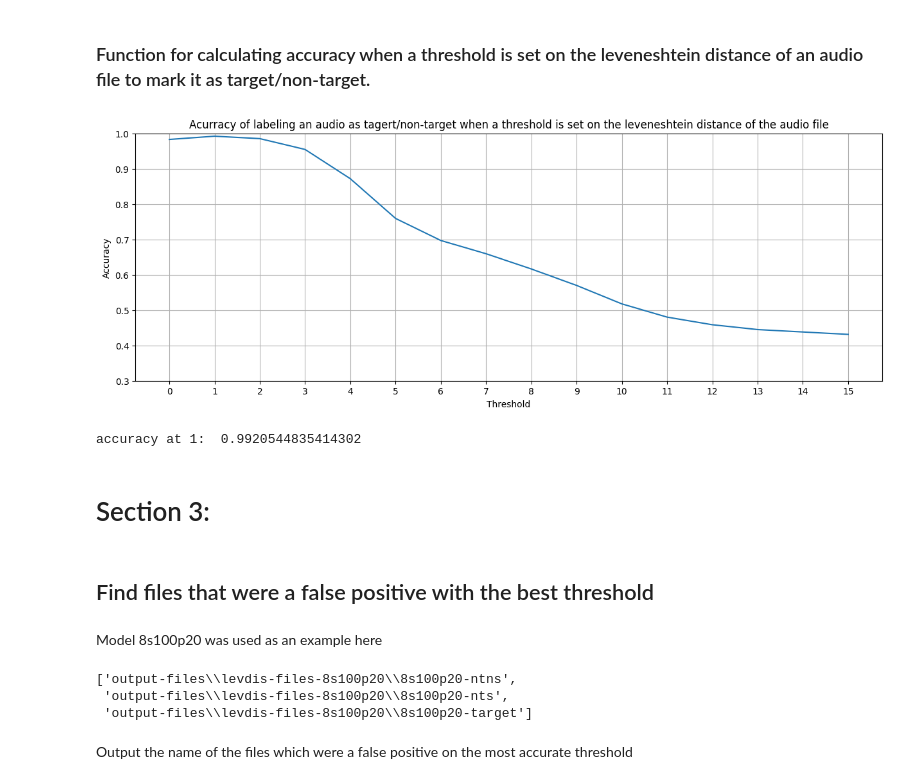
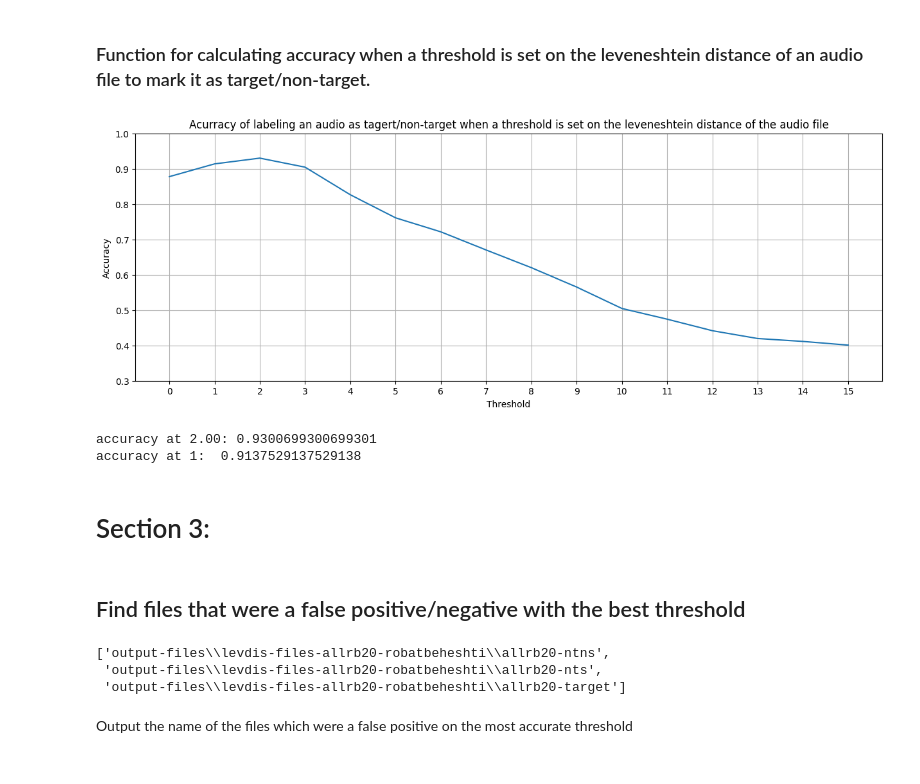
Before and after one commit to DorreenRostami/Bachelors-Project-Allosaurus, a Jupyter notebook: dist-perc.ipynb, the cells around one changed output. Saved outputs shown, nothing was run; the diff lists cells and outputs as text; code cells hidden in the pictures.

```diff
--- a/dist-perc.ipynb
+++ b/dist-perc.ipynb
@@ -273,8 +387,8 @@ def draw_hist(in_file, xlim, ylim, title):
 #### The rest of the example (drawing the figures)
 # %%
 input_files = []
-for root_dir, cur_dir, files in os.walk(r'output-files\\levdis-files-allrb20-robatbeheshti'):
+for root_dir, cur_dir, files in os.walk(r'output-files\\levdis-files-allrb20-rb-10dB'):
     for fname in files:
-        input_files.append(os.path.join('output-files\\levdis-files-allrb20-robatbeheshti', fname))
+        input_files.append(os.path.join('output-files\\levdis-files-allrb20-rb-10dB', fname))
 input_files
 # %% [output]
@@ -317,51 +428,53 @@ with open(input_files[0], encoding='utf-8') as file:
         total_file += 1
         res = line.rstrip().split(spl_word, 1)
         val1.append(int(res[1]))
 with open(input_files[1], encoding='utf-8') as file:
     for line in file:
         total_file += 1
         res = line.rstrip().split(spl_word, 1)
         val2.append(int(res[1]))
 with open(input_files[2], encoding='utf-8') as file:
     for line in file:
         total_file += 1
         res = line.rstrip().split(spl_word, 1)
         val3.append(int(res[1]))
 
 for thresh in thresh_range:
     correct = sum(i > thresh for i in val1) + sum(i > thresh for i in val2) + sum(i <= thresh for i in val3)
     acc.append(correct/total_file)
 
 plt.rcParams["figure.figsize"] = (15,5)
 plt.plot(thresh_range,acc)
 plt.xticks(thresh_range, thresh_range)
 plt.xlabel('Threshold')
 plt.ylabel('Accuracy')
 plt.title('Acurracy of labeling an audio as tagert/non-target when a threshold is set on the leveneshtein distance of the audio file')
 plt.grid()
 plt.ylim([0.30, 1.0])
 plt.show()
 
+an_array = np.array(acc)
+index = np.argmax(an_array)
+print("accuracy at {i:.2f}: {a}".format(i = index, a = acc[index])) #remember to change index for test files
 print("accuracy at 1: ", acc[1])
 # %% [output]
-[figure, old version]
+[figure, new version]
-accuracy at 1:  0.9920544835414302
+accuracy at 2.00: 0.9300699300699301
+accuracy at 1:  0.9137529137529138
 # %% [markdown]
 # Section 3:
 # %% [markdown]
-## Find files that were a false positive with the best threshold
+## Find files that were a false positive/negative with the best threshold
-# %% [markdown]
-Model 8s100p20 was used as an example here
 # %%
 input_files = []
-for root_dir, cur_dir, files in os.walk(r'output-files\\levdis-files-8s100p20'):
+for root_dir, cur_dir, files in os.walk(r'output-files\\levdis-files-allrb20-robatbeheshti'):
     for fname in files:
-        input_files.append(os.path.join('output-files\\levdis-files-8s100p20', fname))
+        input_files.append(os.path.join('output-files\\levdis-files-allrb20-robatbeheshti', fname))
 input_files
 # %% [output]
-['output-files\\levdis-files-8s100p20\\8s100p20-ntns',
- 'output-files\\levdis-files-8s100p20\\8s100p20-nts',
- 'output-files\\levdis-files-8s100p20\\8s100p20-target']
+['output-files\\levdis-files-allrb20-robatbeheshti\\allrb20-ntns',
+ 'output-files\\levdis-files-allrb20-robatbeheshti\\allrb20-nts',
+ 'output-files\\levdis-files-allrb20-robatbeheshti\\allrb20-target']
 # %% [markdown]
 Output the name of the files which were a false positive on the most accurate threshold
 # %%
```
Also changed, not shown: parts of 20 cells of this notebook, 56 other files.
